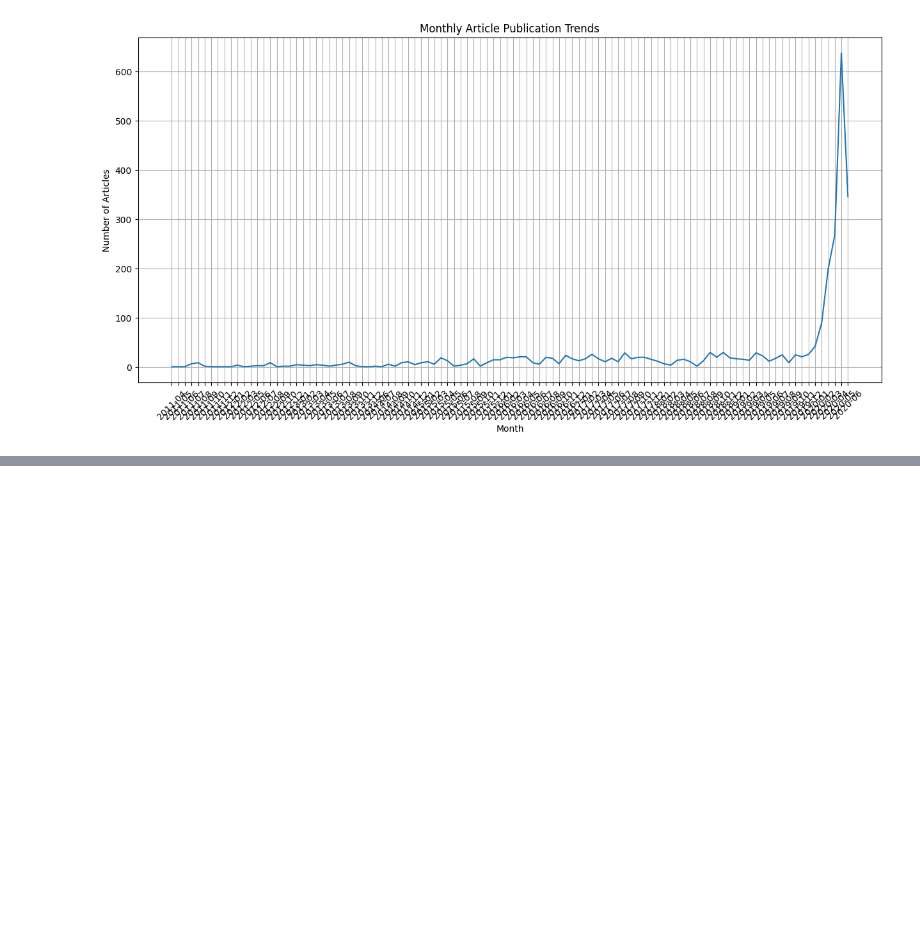
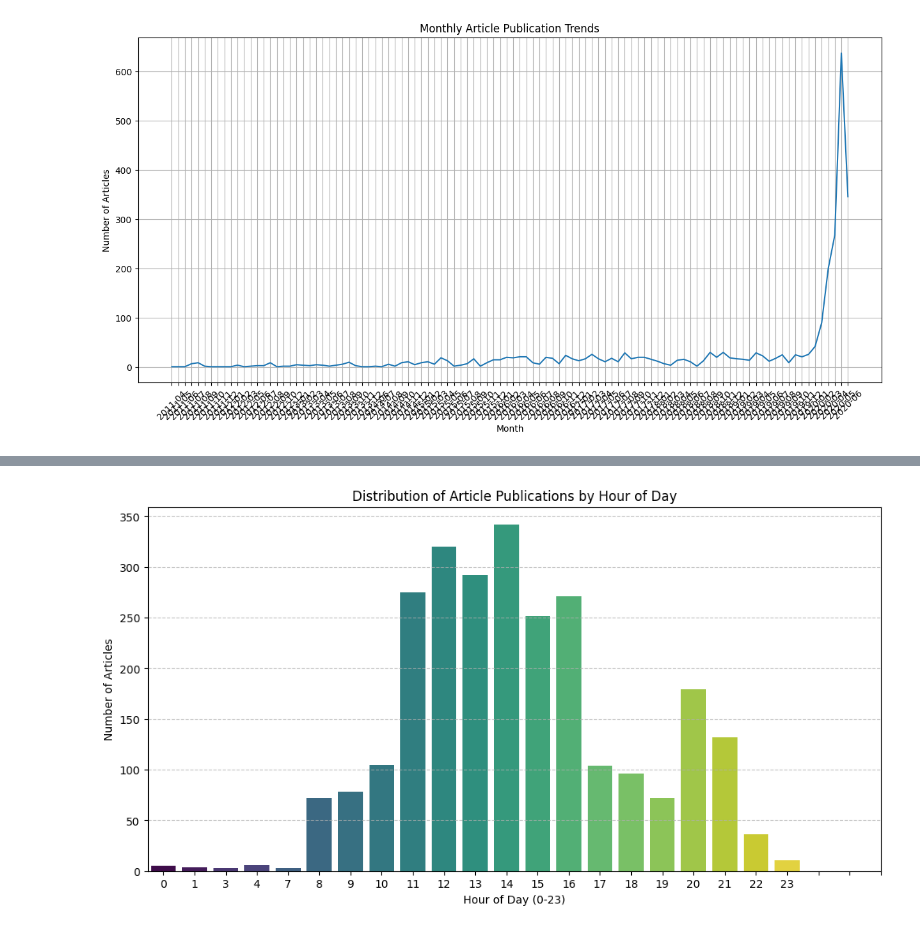
Before and after one commit to meti-creator/news-sentiment-analysis, a Jupyter notebook: task1.ipynb, the cells around one changed output, grey strips where cells are left out. Saved outputs shown, nothing was run; the diff lists cells and outputs as text; code cells hidden in the pictures; blank space fills up the shorter version.

```diff
--- a/task1.ipynb
+++ b/task1.ipynb
@@ -149,0 +263,5 @@ plt.show()
+# %%
+df['publication_hour'] = df['date'].dt.hour
+hourly_article_counts = df['publication_hour'].value_counts().sort_index()
+
+display(hourly_article_counts.head())
@@ -149,0 +277,11 @@ plt.show()
+# %%
+plt.figure(figsize=(12, 6))
+sns.barplot(x=hourly_article_counts.index, y=hourly_article_counts.values, palette='viridis', hue=hourly_article_counts.index, legend=False)
+plt.title('Distribution of Article Publications by Hour of Day')
+plt.xlabel('Hour of Day (0-23)')
+plt.ylabel('Number of Articles')
+plt.xticks(range(0, 24)) # Ensure all hours are displayed
+plt.grid(axis='y', linestyle='--', alpha=0.7)
+plt.show()
+# %% [output]
+[figure, added]
```
Also changed, not shown: parts of 28 cells of this notebook.
